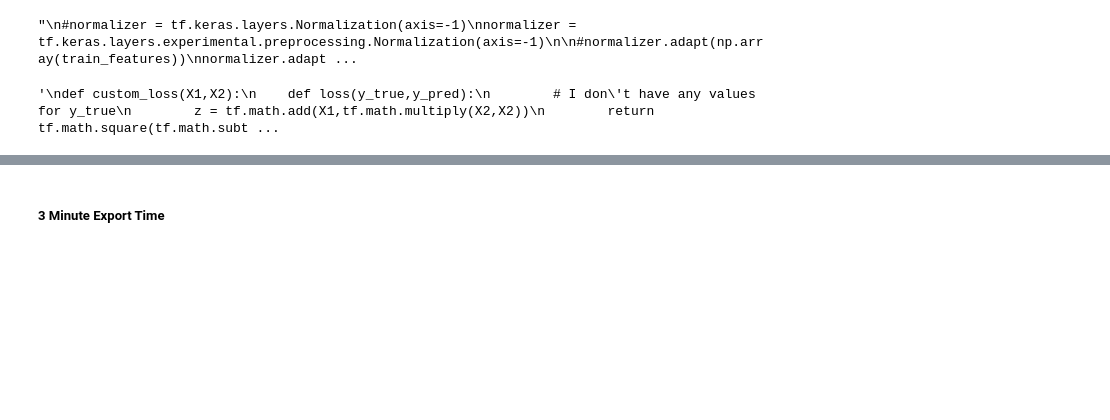
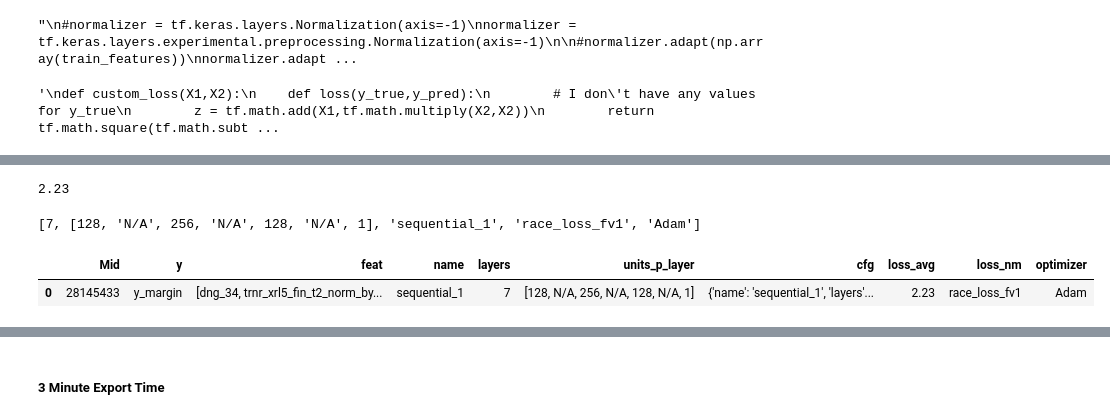
Before and after one commit to ageofthegit/greyhound-racing, a Jupyter notebook: code-cloud/C040_MDL_NN w TensorFlow.ipynb, the cells around one changed output, grey strips where cells are left out. Cells and saved outputs as stored; diff of their text form; code cells hidden in the pictures; blank space fills up the shorter version.

```diff
--- a/code-cloud/C040_MDL_NN w TensorFlow.ipynb
+++ b/code-cloud/C040_MDL_NN w TensorFlow.ipynb
@@ -938,0 +949,2 @@ NotFoundError: Unsuccessful TensorSliceReader constructor: Failed to find any ma
+# %%
+train_model = model_hyperopt_v2
@@ -938,0 +1000,45 @@ NotFoundError: Unsuccessful TensorSliceReader constructor: Failed to find any ma
+# %%
+
+### Average Validation Loss
+avg_val_loss = np.round(np.mean(train_model.history.history['val_loss']),2)
+print(avg_val_loss)
+# %% [output]
+2.23
+# %%
+
+#print(dir(predmodel.loss))
+
+ms_config = train_model.get_config()
+ms_num_layers = len(ms_config['layers'])
+ms_units_per_layer = [layer['config']['units'] if 'units' in layer['config'] else 'N/A' for layer in ms_config['layers']]
+
+ms_name = ms_config['name']
+
+ms_loss = train_model.loss.__name__
+ms_optimizer = train_model.optimizer._name
+
+#print([ms_config, ms_num_layers, ms_units_per_layer, ms_name, ms_loss, ms_optimizer])
+print([ ms_num_layers, ms_units_per_layer, ms_name, ms_loss, ms_optimizer])
+
+#print(model.optimizer._name)
+#print(model.loss.__name__)
+# %% [output]
+[7, [128, 'N/A', 256, 'N/A', 128, 'N/A', 1], 'sequential_1', 'race_loss_fv1', 'Adam']
+# %%
+
+model_chars = pd.DataFrame(columns = ['Mid','y','feat'\
+                                      , 'name', 'layers', 'units_p_layer','cfg'\
+                                      , 'loss_avg', 'loss_nm', 'optimizer'])
+rowlist = [ mid, label, features_all\
+           , ms_name, ms_num_layers, ms_units_per_layer , ms_config\
+           , avg_val_loss, ms_loss, ms_optimizer  ]
+
+model_chars.loc[ len(model_chars) ] = rowlist
+
+# and so on...
+# %%
+
+display(model_chars)
+# %% [output]
+|  | Mid | y | feat | name | layers | units_p_layer | cfg | loss_avg | loss_nm | optimizer |
+| 0 | 28145433 | y_margin | [dng_34, trnr_xrl5_fin_t2_norm_by... | sequential_1 | 7 | [128, N/A, 256, N/A, 128, N/A, 1] | {'name': 'sequential_1', 'layers'... | 2.23 | race_loss_fv1 | Adam |
```
Also changed, not shown: parts of 90 cells of this notebook, 5 other files.
